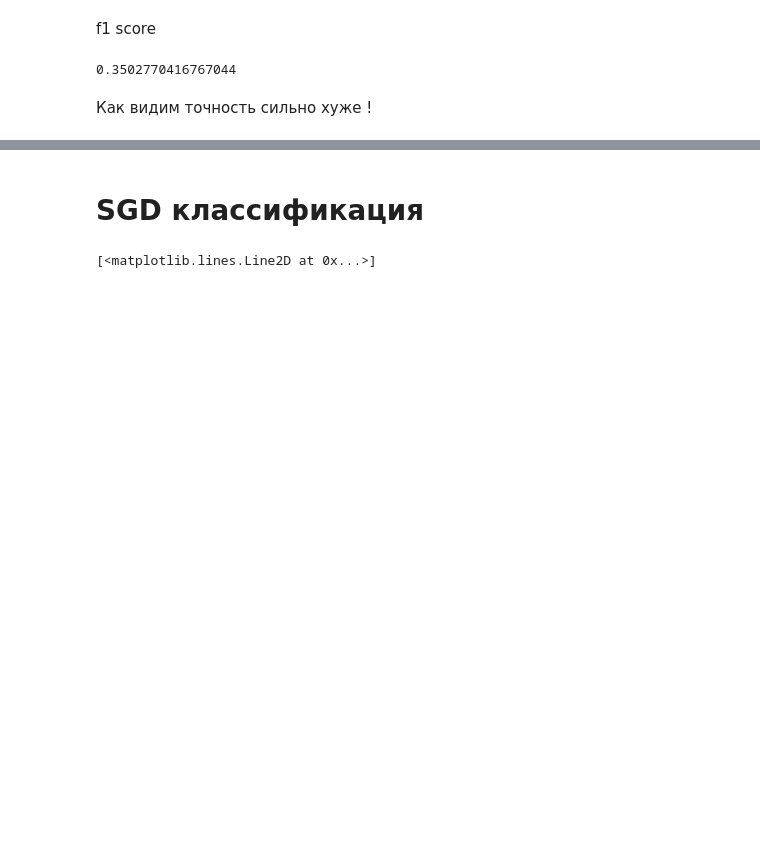
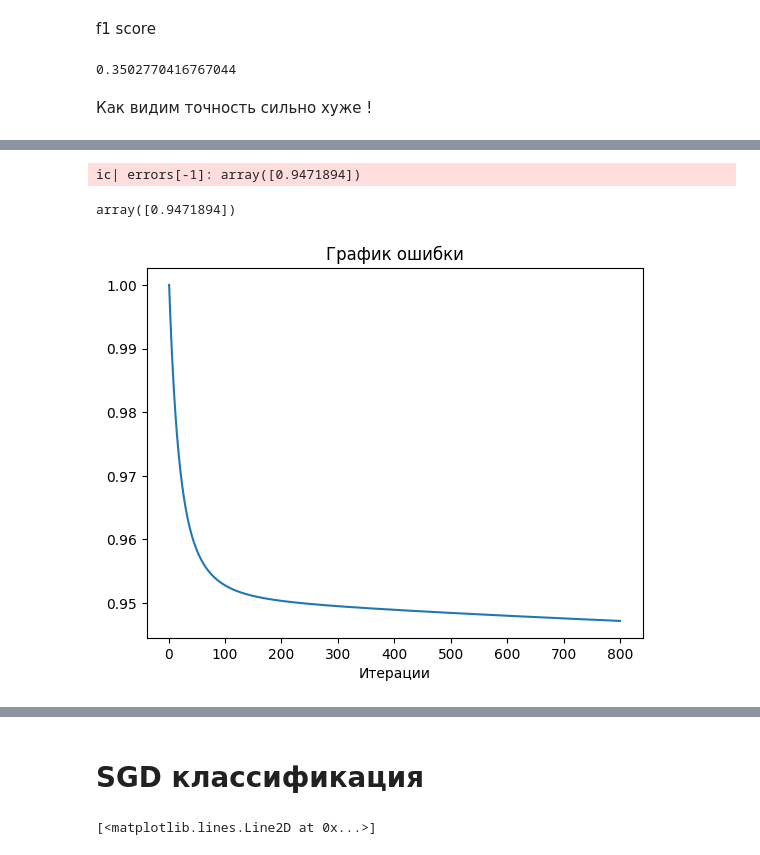
Before and after one commit to bobrotopor/AI, a Jupyter notebook: classification/classification.ipynb, the cells around one changed output, grey strips where cells are left out. Cells and saved outputs as stored; diff of their text form; code cells hidden in the pictures; blank space fills up the shorter version.

```diff
--- a/classification/classification.ipynb
+++ b/classification/classification.ipynb
@@ -484,0 +509,10 @@ f1_score(y_true=learn_df['target'], y_pred=binary_predicts)
+# %%
+plt.figure()
+plt.title('График ошибки')
+plt.xlabel('Итерации')
+plt.plot(steps, errors)
+ic(errors[-1])
+# %% [output]
+ic| errors[-1]: array([0.9471894])
+array([0.9471894])
+[figure, added]
```
Also changed, not shown: parts of 13 cells of this notebook, 1 other file.
